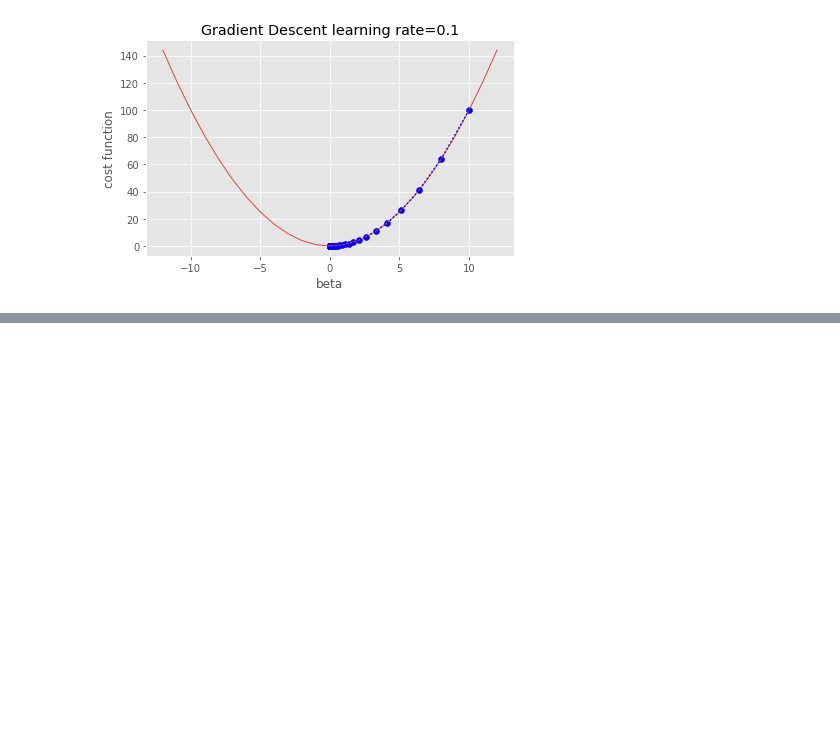
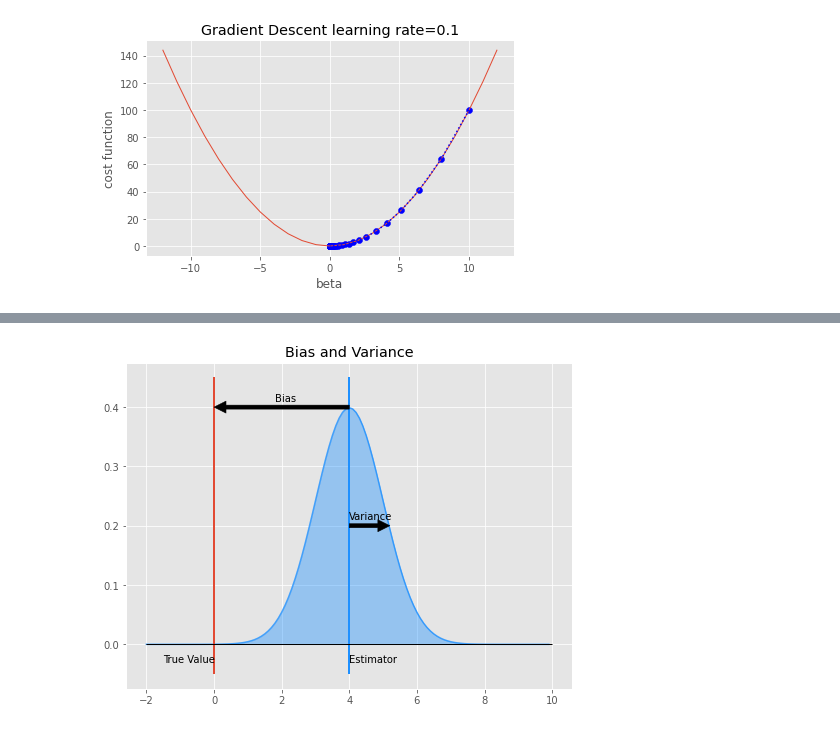
Before and after one commit to ioootarho/studyML, a Jupyter notebook: handson/src/Figures.ipynb, the cells around one changed output, grey strips where cells are left out. Saved outputs shown, nothing was run; the diff lists cells and outputs as text; code cells hidden in the pictures; blank space fills up the shorter version.

```diff
--- a/handson/src/Figures.ipynb
+++ b/handson/src/Figures.ipynb
@@ -101,0 +134,30 @@ fig.savefig('GradientDescent_alpha{}.png'.format(eta))
+# %%
+X = np.arange(start=-2, stop=10, step=0.1)
+
+fig = plt.figure(figsize=(8,6))
+
+# 標本平均
+norm_pdf = stats.norm.pdf(x=X, loc=4, scale=1)
+plt.vlines(4, -0.05, 0.45, lw=2, linestyles='solid', color='dodgerblue')
+plt.plot(X, norm_pdf, color='dodgerblue', alpha=0.8)
+plt.fill_between(X, 0.0, norm_pdf, color='dodgerblue', alpha=0.4)
+plt.text(4.0, -0.03, 'Estimator')
+
+# 真の平均
+plt.vlines(0, -0.05, 0.45, lw=2, linestyles='solid')
+plt.text(-1.5, -0.03, 'True Value')
+
+# バイアス
+plt.annotate(text='', xy=(0.0, 0.4), xytext=(4.0, 0.4), arrowprops=dict(color='k', width=4))
+plt.text(1.8, 0.41, 'Bias')
+
+# バリアンス
+plt.annotate(text='', xy=(5.2, 0.2), xytext=(4.0, 0.2), arrowprops=dict(color='k', width=4))
+plt.text(4.0, 0.21, 'Variance')
+
+plt.hlines(0, -2, 10, lw=1, linestyles='solid', color='k')
+plt.title('Bias and Variance')
+fig.savefig('BiasAndVariance.png')
+plt.show()
+# %% [output]
+[figure, added]
```
Also changed, not shown: parts of 9 cells of this notebook, 6 other files.
